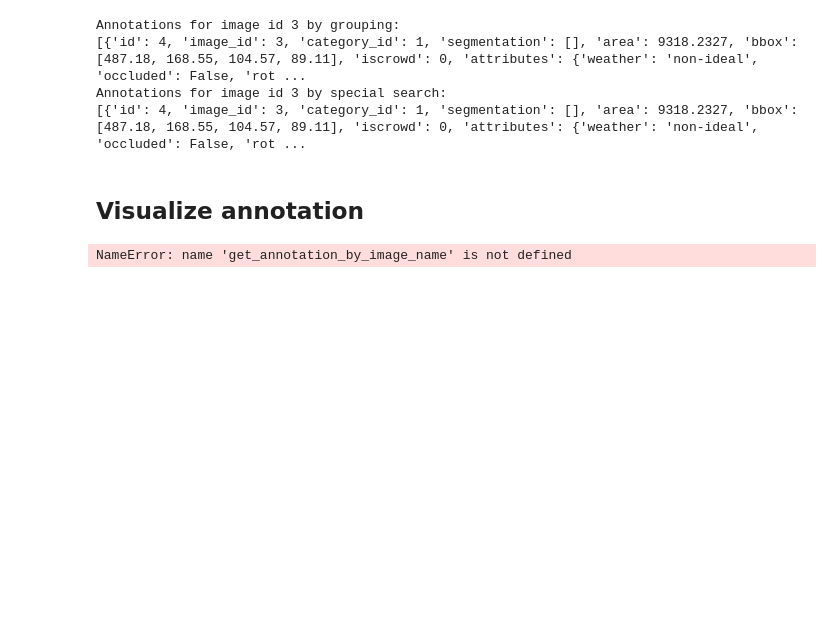
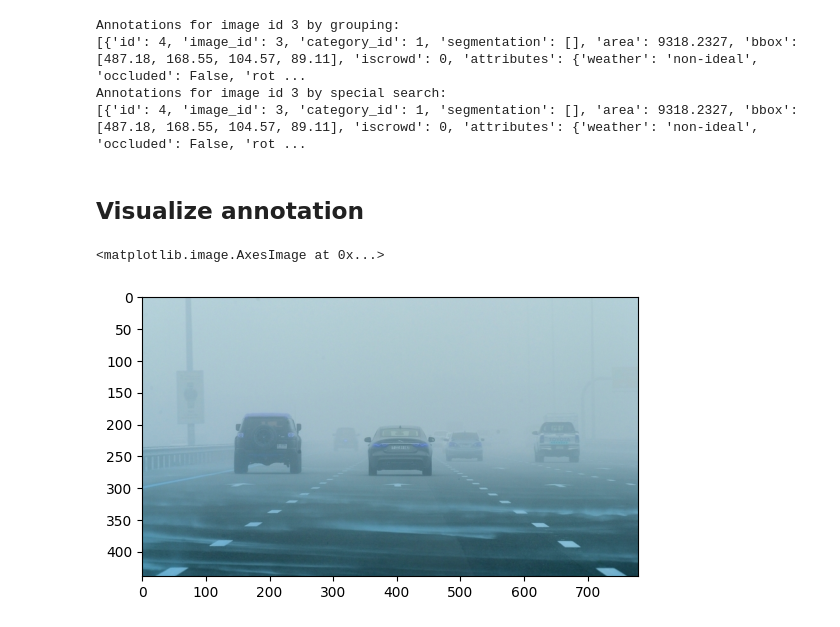
Before and after one commit to punarvas/vehicle-detection, a Jupyter notebook: reading_annotations.ipynb, the cells around one changed output. Cells and saved outputs as stored; diff of their text form; code cells hidden in the pictures; blank space fills up the shorter version.

```diff
--- a/reading_annotations.ipynb
+++ b/reading_annotations.ipynb
@@ -76,23 +82,23 @@ Annotations for image id 3 by special search:
 # %%
 import cv2
 import matplotlib.pyplot as plt
 import os
 
 ROOT = os.getcwd() + "/annotated_dataset/non_ideal_coco_annotations/images"
 file = "dusttornado-016.jpg"
 image_path = os.path.join(ROOT, file)
 
 image = cv2.imread(image_path)
-cv2.imshow("Image", image)
-cv2.waitKey(0)
-cv2.destroyAllWindows()
+plt.imshow(image)
+# %% [output]
+<matplotlib.image.AxesImage at 0x...>
+[figure, added]
 # %%
 # Get image annotations
-annotations = get_annotation_by_image_name(file, json["images"], json["annotations"])
+#annotations = get_annotation_by_image_name(file, json["images"], json["annotations"])
+annotations = parserInst.get_annotation_by_image_name(file)
 if annotations == None:
     raise Exception("No annotations exists for", file)
-# %% [output]
-NameError: name 'get_annotation_by_image_name' is not defined
 # %%
 # Show sample image with bounding box annotation
 import numpy as np
```
Also changed, not shown: parts of 5 cells of this notebook.
